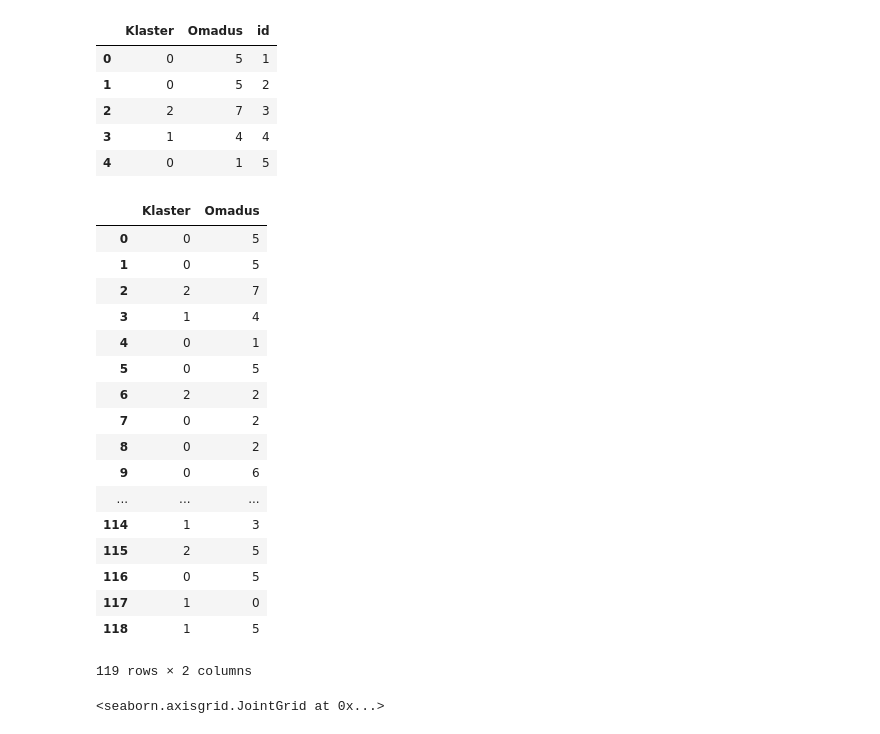
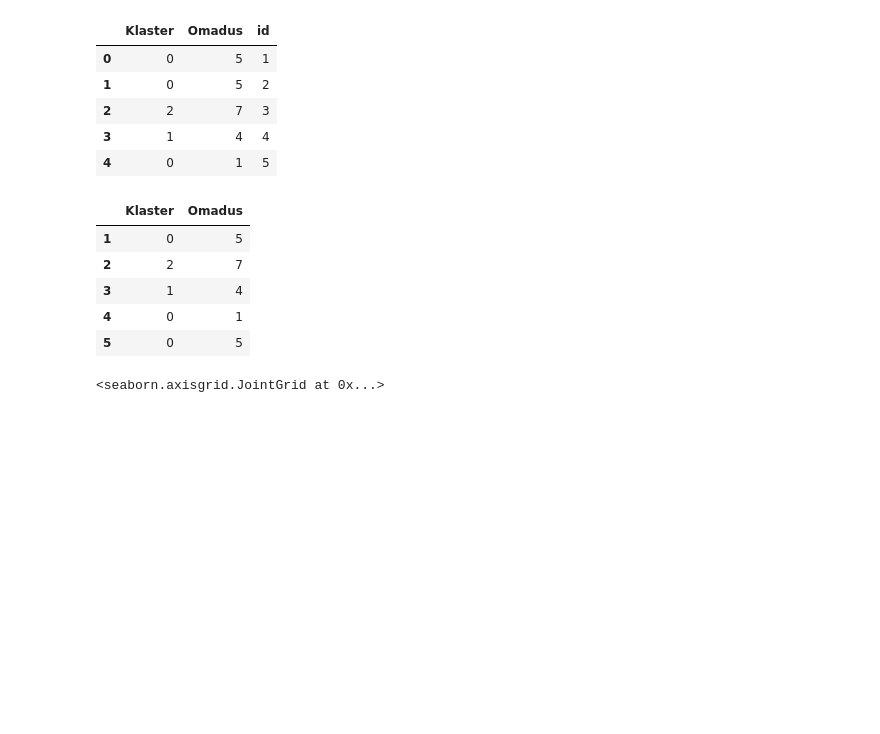
Before and after one commit to lisetmarleen/textmining, a Jupyter notebook: LDA_Personality_clustering_final_thesis.ipynb, the cells around one changed output. Cells and saved outputs as stored; diff of their text form; code cells hidden in the pictures; blank space fills up the shorter version.

```diff
--- a/LDA_Personality_clustering_final_thesis.ipynb
+++ b/LDA_Personality_clustering_final_thesis.ipynb
@@ -272,26 +244,14 @@ df_plot_analyys.head()
 import seaborn as sns
 # %%
 #iga rida on üks dokument, klaster näitab kuuluvust suurima tõepära printsiibil LDA-mudeli klastrisse ning omadus testi skooride järgi kõige kõrgemat skoori sellel inimesel
-df_plot_analyys.loc[:,['Klaster', 'Omadus']]
+df_plot_analyys.loc[:,['Klaster', 'Omadus']][1:6]
 # %% [output]
 |  | Klaster | Omadus |
-| 0 | 0 | 5 |
 | 1 | 0 | 5 |
 | 2 | 2 | 7 |
 | 3 | 1 | 4 |
 | 4 | 0 | 1 |
 | 5 | 0 | 5 |
-| 6 | 2 | 2 |
-| 7 | 0 | 2 |
-| 8 | 0 | 2 |
-| 9 | 0 | 6 |
-| ... | ... | ... |
-| 114 | 1 | 3 |
-| 115 | 2 | 5 |
-| 116 | 0 | 5 |
-| 117 | 1 | 0 |
-| 118 | 1 | 5 |
-119 rows × 2 columns
 # %%
 #Tulemuste visualiseerimine jointploti abil, millelt on võimalik jälgida klastri kuuluvuse ja kõrgeima skoori omavahelisi seoseid
 sns.jointplot(x=df_plot_analyys["Klaster"], y=df_plot_analyys["Omadus"], kind='kde', color="lightblue", space = 0, stat_func = None)
```
Also changed, not shown: parts of 9 cells of this notebook.
